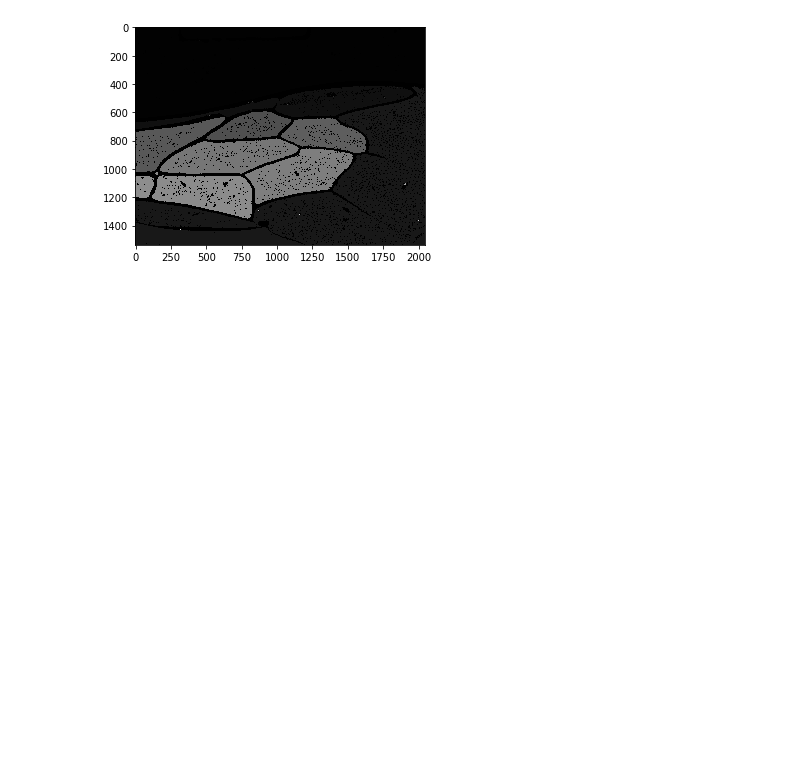
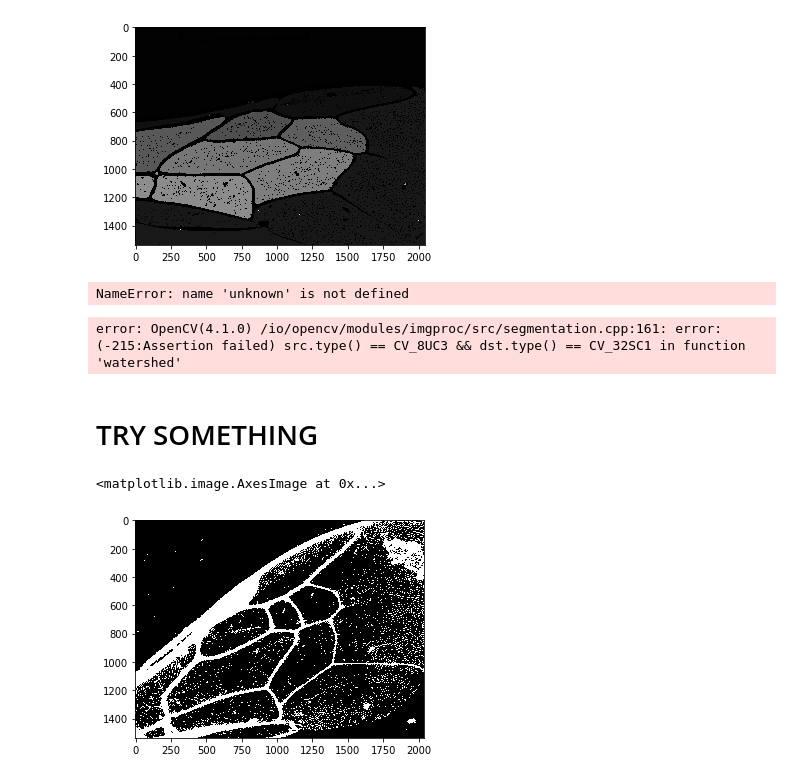
Before and after one commit to DaniGodin/BeeDetect, a Jupyter notebook: src/Alex_tests.ipynb, the cells around one changed output. Saved outputs shown, nothing was run; the diff lists cells and outputs as text; code cells hidden in the pictures; blank space fills up the shorter version.

Commit message:
Try with watershed

```diff
--- a/src/Alex_tests.ipynb
+++ b/src/Alex_tests.ipynb
@@ -63,3 +63,11 @@ plt.imshow(labels, cmap='gray')
 # %% [output]
 <matplotlib.image.AxesImage at 0x...>
 [figure]
+# %%
+# Add one to all labels so that sure background is not 0, but 1
+markers = markers+1
+
+# Now, mark the region of unknown with zero
+markers[unknown==255] = 0
+# %% [output]
+NameError: name 'unknown' is not defined
@@ -65,0 +77,17 @@ plt.imshow(labels, cmap='gray')
+# %%
+toto = cv2.watershed(img_gray, markers)
+plt.imshow(toto)
+# %% [output]
+error: OpenCV(4.1.0) /io/opencv/modules/imgproc/src/segmentation.cpp:161: error: (-215:Assertion failed) src.type() == CV_8UC3 && dst.type() == CV_32SC1 in function 'watershed'
+# %% [markdown]
+# TRY SOMETHING
+# %%
+img = train_imgs[0].copy()
+
+gray = cv2.cvtColor(img,cv2.COLOR_BGR2GRAY)
+ret, thresh = cv2.threshold(gray,0,255,cv2.THRESH_BINARY_INV+cv2.THRESH_OTSU)
+# %%
+plt.imshow(thresh, cmap='gray')
+# %% [output]
+<matplotlib.image.AxesImage at 0x...>
+[figure, added]
```
Also changed, not shown: parts of 6 cells of this notebook.
